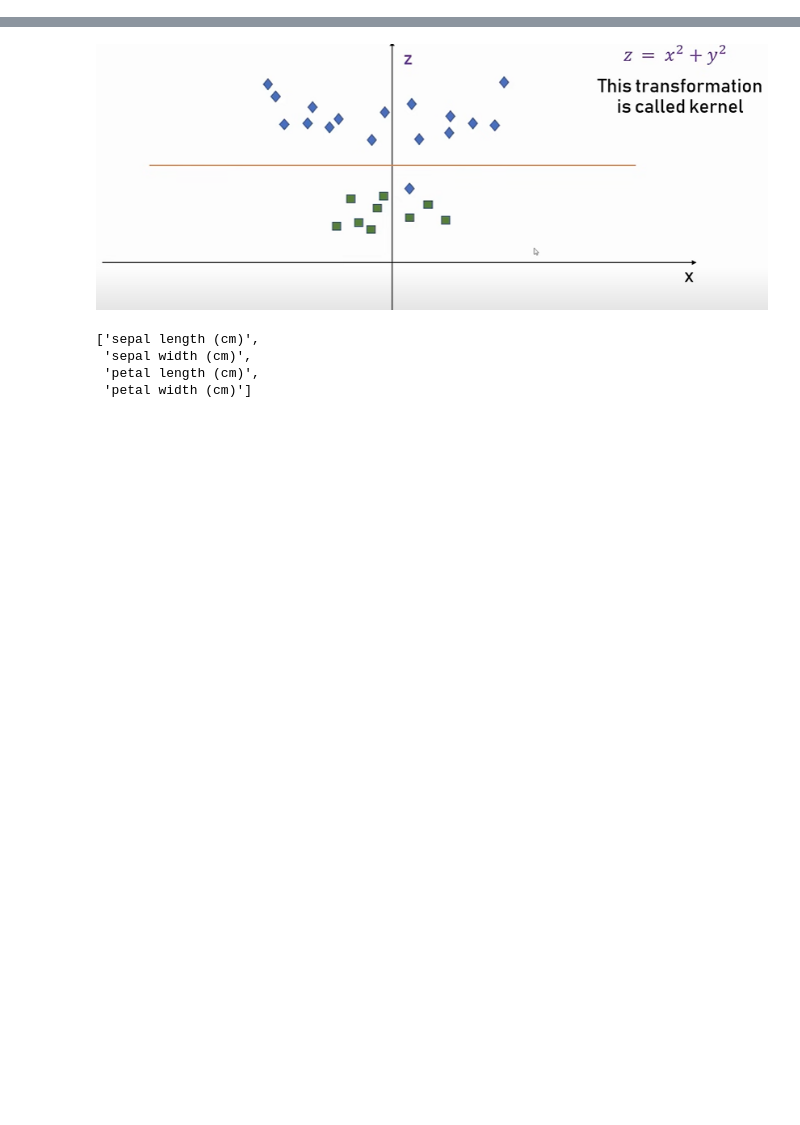
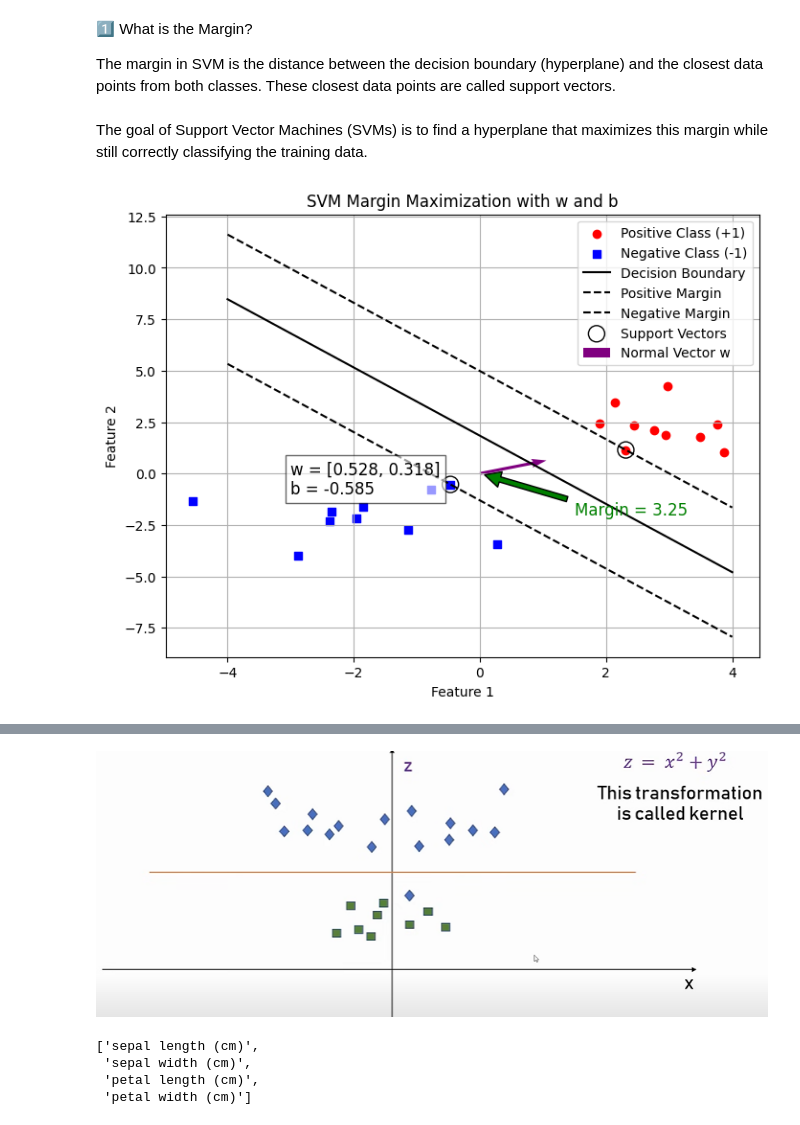
Before and after one commit to SAMANTA1401/machine_learning, a Jupyter notebook: support_vector_machine.ipynb, the cells around one changed output, grey strips where cells are left out. Drawn from its saved outputs; the diff is of its cells as text; code cells hidden in the pictures; blank space fills up the shorter version.

```diff
--- a/support_vector_machine.ipynb
+++ b/support_vector_machine.ipynb
@@ -68,0 +192,56 @@ if __name__ == "__main__":
+# %% [markdown]
+1️⃣ What is the Margin?
+
+The margin in SVM is the distance between the decision boundary (hyperplane) and the closest data points from both classes. These closest data points are called support vectors.
+# %% [markdown]
+The goal of Support Vector Machines (SVMs) is to find a hyperplane that maximizes this margin while still correctly classifying the training data.
+# %%
+# Re-plot with annotations for w and b
+
+fig, ax = plt.subplots(figsize=(8, 6))
+
+# Scatter plot of points
+ax.scatter(X_pos[:, 0], X_pos[:, 1], color='red', marker='o', label='Positive Class (+1)')
+ax.scatter(X_neg[:, 0], X_neg[:, 1], color='blue', marker='s', label='Negative Class (-1)')
+
+# Generate grid points for the decision boundary
+xx = np.linspace(-4, 4, 100)
+yy = (-w[0] * xx - b) / w[1]  # Decision boundary
+
+# Plot decision boundary
+ax.plot(xx, yy, 'k-', label="Decision Boundary")
+
+# Plot margins
+yy_margin_pos = (-w[0] * xx - b + 1) / w[1]
+yy_margin_neg = (-w[0] * xx - b - 1) / w[1]
+ax.plot(xx, yy_margin_pos, 'k--', label="Positive Margin")
+ax.plot(xx, yy_margin_neg, 'k--', label="Negative Margin")
+
+# Plot support vectors
+ax.scatter(svm.support_vectors_[:, 0], svm.support_vectors_[:, 1], s=150,
+           facecolors='none', edgecolors='black', label="Support Vectors")
+
+# Annotate margin width
+ax.annotate(f'Margin = {margin:.2f}', xy=(0, 0), xytext=(1.5, -2),
+            arrowprops=dict(facecolor='green', shrink=0.05), fontsize=12, color='green')
+
+# Annotate w vector
+w_origin = np.array([0, 0])  # Origin for vector
+w_endpoint = w * 2  # Scale for better visibility
+ax.quiver(w_origin[0], w_origin[1], w_endpoint[0], w_endpoint[1], angles='xy', scale_units='xy', scale=1, color='purple', width=0.005, label="Normal Vector w")
+
+# Annotate bias b
+ax.text(-3, -1, f"w = [{w[0]:.3f}, {w[1]:.3f}]\nb = {b:.3f}", fontsize=12, color="black",
+        bbox=dict(facecolor='white', alpha=0.6, edgecolor='black'))
+
+# Labels and title
+ax.set_xlabel("Feature 1")
+ax.set_ylabel("Feature 2")
+ax.set_title("SVM Margin Maximization with w and b")
+ax.legend()
+ax.grid()
+
+# Show plot
+plt.show()
+# %% [output]
+[figure, added]
```
Also changed, not shown: parts of 28 cells of this notebook, 1 other file.
